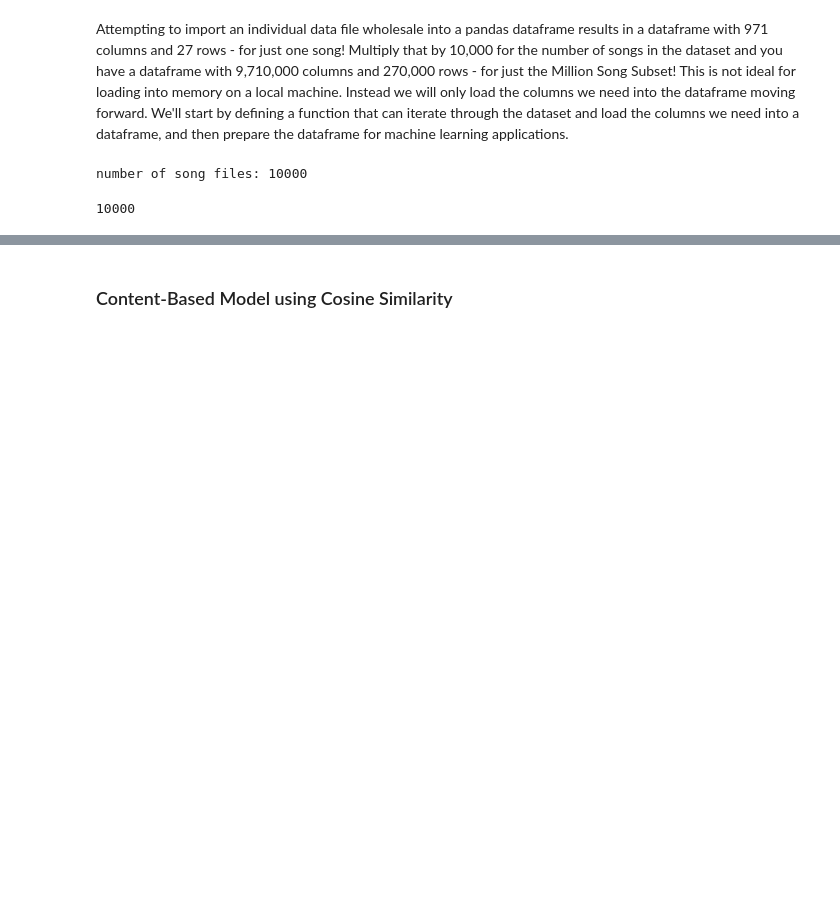
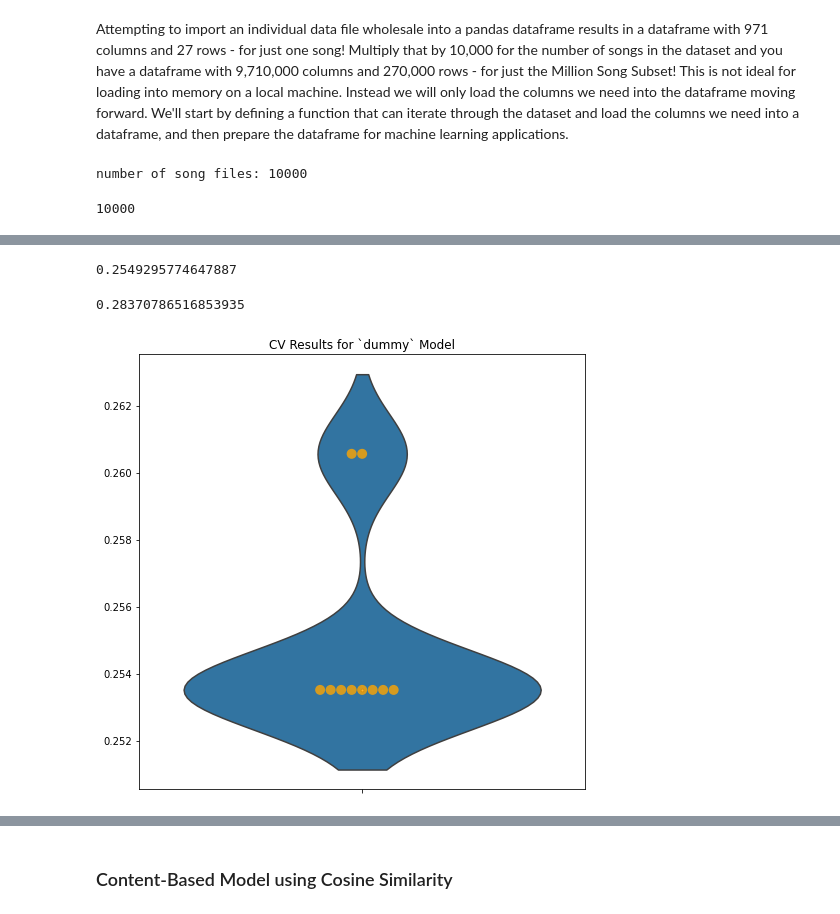
Before and after one commit to jamesleemeredith/Enhancing-Spotifys-Recommendation-System-with-Context-Specific-Music-Recommendations, a Jupyter notebook: index.ipynb, the cells around one changed output, grey strips where cells are left out. Cells and saved outputs as stored; diff of their text form; code cells hidden in the pictures; blank space fills up the shorter version.

Commit message:
Adds first draft of mood detection model

```diff
--- a/index.ipynb
+++ b/index.ipynb
@@ -315,0 +797,10 @@ df.head()
+# %%
+# Creating Pipelines
+subpipe_numerics = Pipeline(steps = [
+	('ss', StandardScaler())
+])
+# %%
+# Creating a Column Transformer
+CT = ColumnTransformer(transformers=[
+	('subpipe_numerics', subpipe_numerics,selector(dtype_include=np.number))
+], remainder='passthrough')
@@ -315,0 +809,9 @@ df.head()
+# %%
+# Creates a Pipeline for the Dummy Baseline Model
+dummy_model_pipe = Pipeline(steps = [
+	('ct',CT),
+	('baseline', DummyClassifier(strategy='most_frequent'))
+])
+# %%
+# Trains the model on the training data
+dummy_model_pipe.fit(X_train, y_train)
@@ -315,0 +826,10 @@ df.head()
+# %%
+# Returns the mean accuracy score of the model based on the given training data and labels
+dummy_model_pipe.score(X_train, y_train)
+# %% [output]
+0.2549295774647887
+# %%
+# Returns the mean accuracy score of the model based on the given testing data and labels
+dummy_model_pipe.score(X_test, y_test)
+# %% [output]
+0.28370786516853935
@@ -315,0 +902,13 @@ df.head()
+# %%
+# Creates a Cross-validated accuracy graph for the Dummy Baseline Model
+dummy_pipe = ModelWithCV(
+	dummy_model_pipe,
+	model_name='dummy',
+	X=X_train,
+	y=y_train)
+
+fig, ax = plt.subplots(figsize=(8,8))
+
+dummy_pipe.plot_cv(ax=ax);
+# %% [output]
+[figure, added]
```
Also changed, not shown: parts of 123 cells of this notebook, 1 other file.
